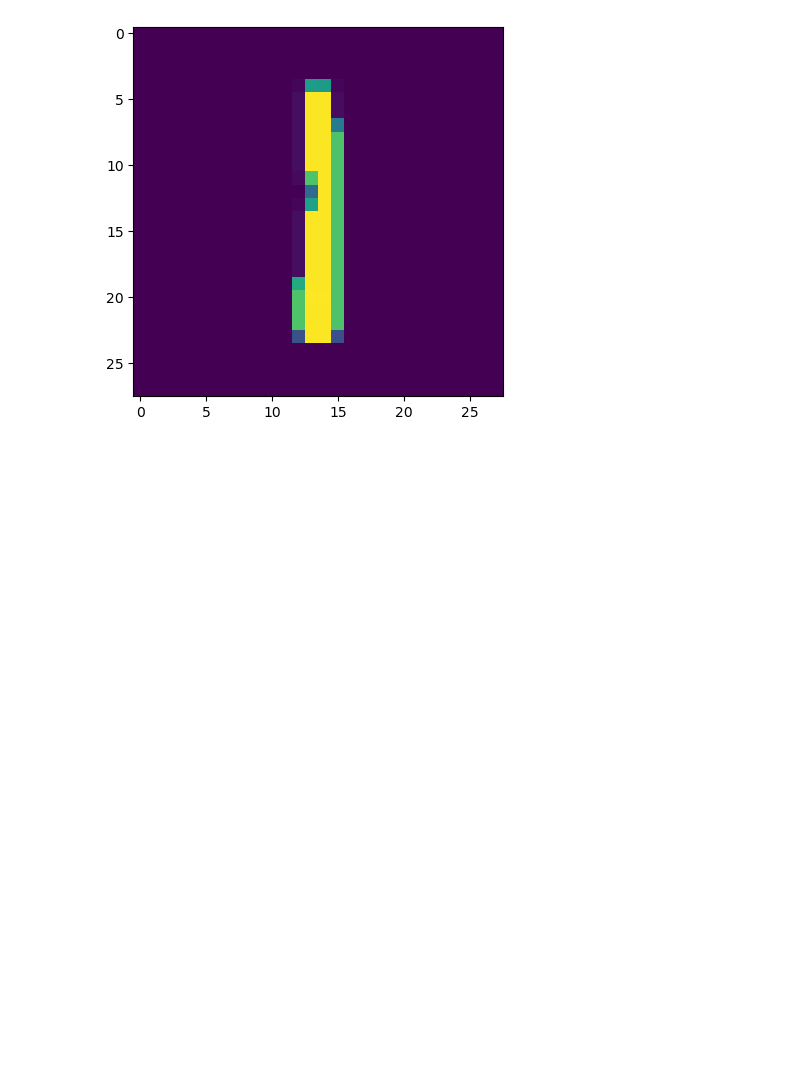
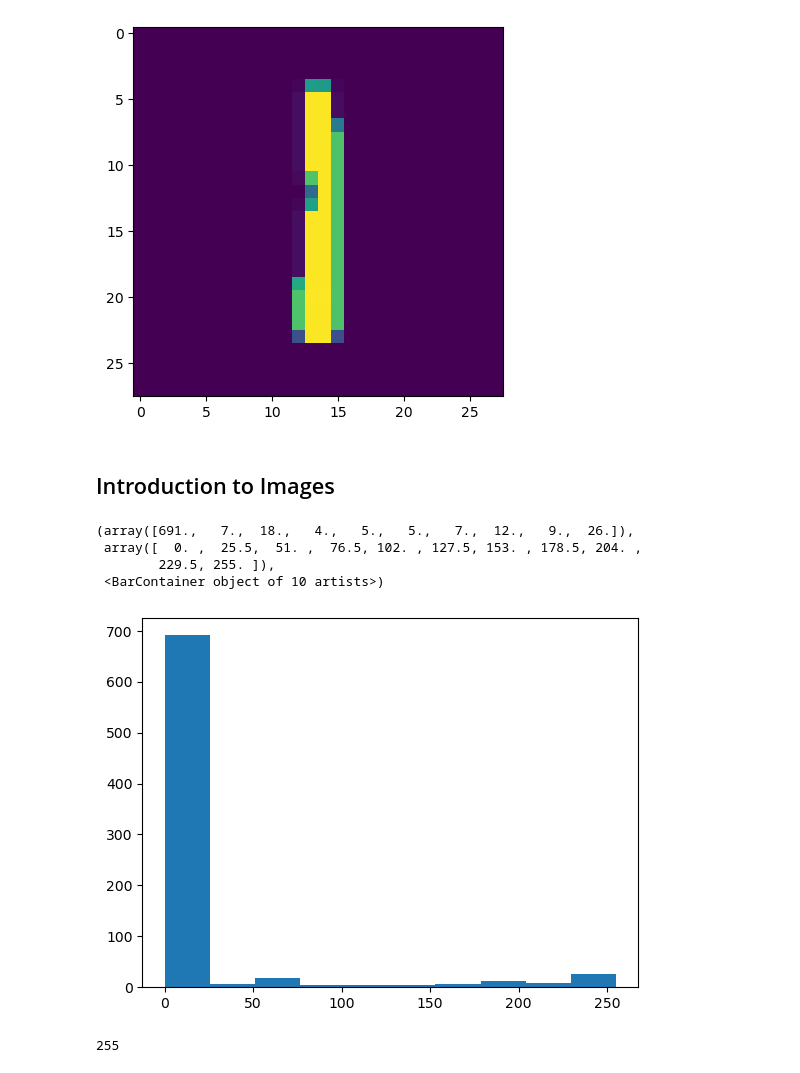
Before and after one commit to ArpitTripathi945/MNIST_Handwritten_Digit_Recogniser, a Jupyter notebook: mnist.ipynb, the cells around one changed output. Drawn from its saved outputs; the diff is of its cells as text; code cells hidden in the pictures; blank space fills up the shorter version.

```diff
--- a/mnist.ipynb
+++ b/mnist.ipynb
@@ -33,3 +33,18 @@ plt.imshow(num)
 plt.show()
 # %% [output]
 [figure]
+# %% [markdown]
+## Introduction to Images
+# %%
+arr = train.iloc[3,1:]
+plt.hist(arr)
+# %% [output]
+(array([691.,   7.,  18.,   4.,   5.,   5.,   7.,  12.,   9.,  26.]),
+ array([  0. ,  25.5,  51. ,  76.5, 102. , 127.5, 153. , 178.5, 204. ,
+        229.5, 255. ]),
+ <BarContainer object of 10 artists>)
+[figure, added]
+# %%
+max(arr)
+# %% [output]
+255
```
Also changed, not shown: parts of 5 cells of this notebook.
